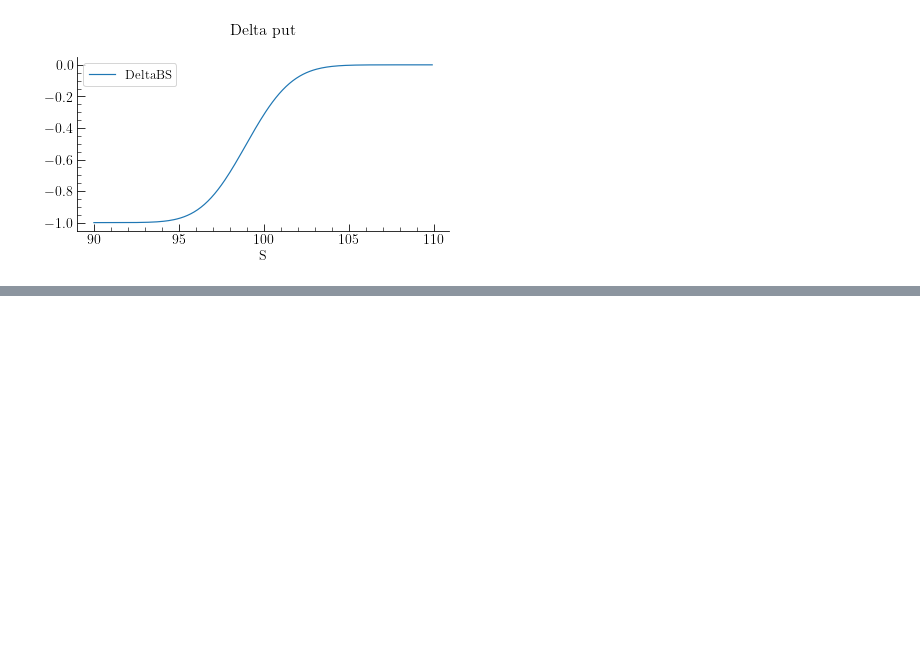
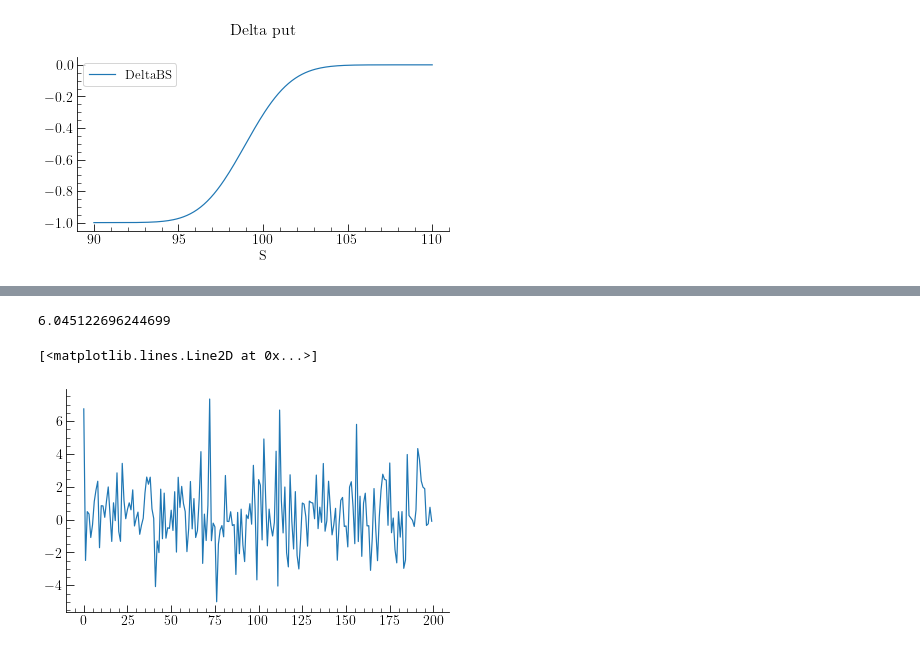
Before and after one commit to axeh101/vibrato-mc, a Jupyter notebook: src/python/plots.ipynb, the cells around one changed output, grey strips where cells are left out. Drawn from its saved outputs; the diff is of its cells as text; code cells hidden in the pictures; blank space fills up the shorter version.

```diff
--- a/src/python/plots.ipynb
+++ b/src/python/plots.ipynb
@@ -66,0 +107,13 @@ delta_vibrato_call.plot();
+# %%
+delta_vibrato(S)
+# %% [output]
+6.045122696244699
+# %%
+data = []
+for S in np.linspace(90, 120, 200):
+    data.append(delta_vibrato(S))
+# %%
+plt.plot(data)
+# %% [output]
+[<matplotlib.lines.Line2D at 0x...>]
+[figure, added]
```
Also changed, not shown: parts of 3 cells of this notebook.
